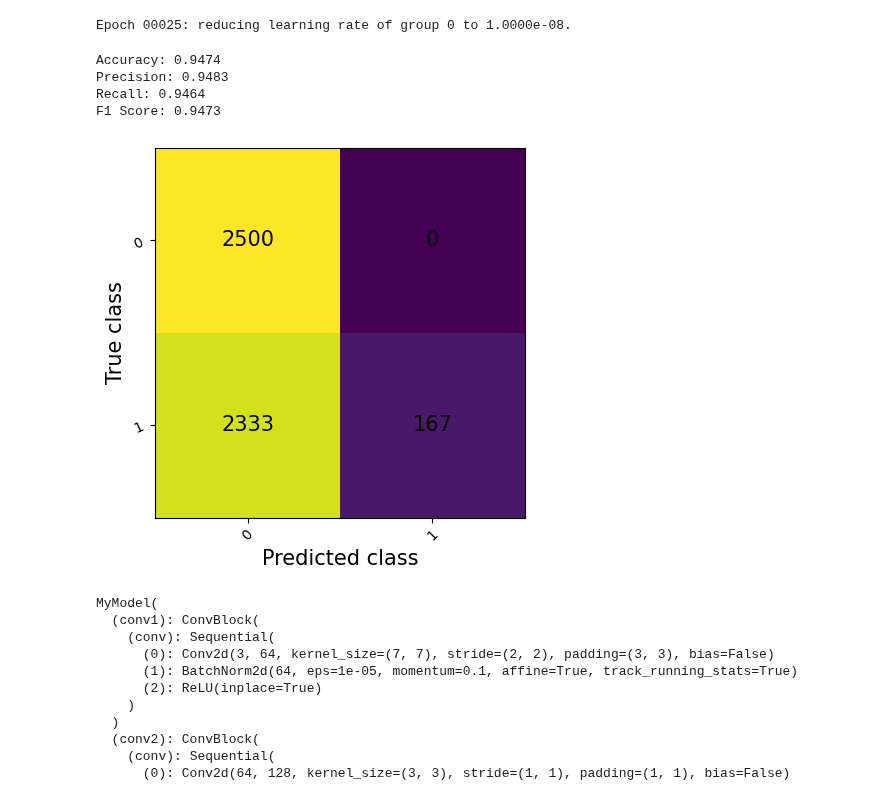
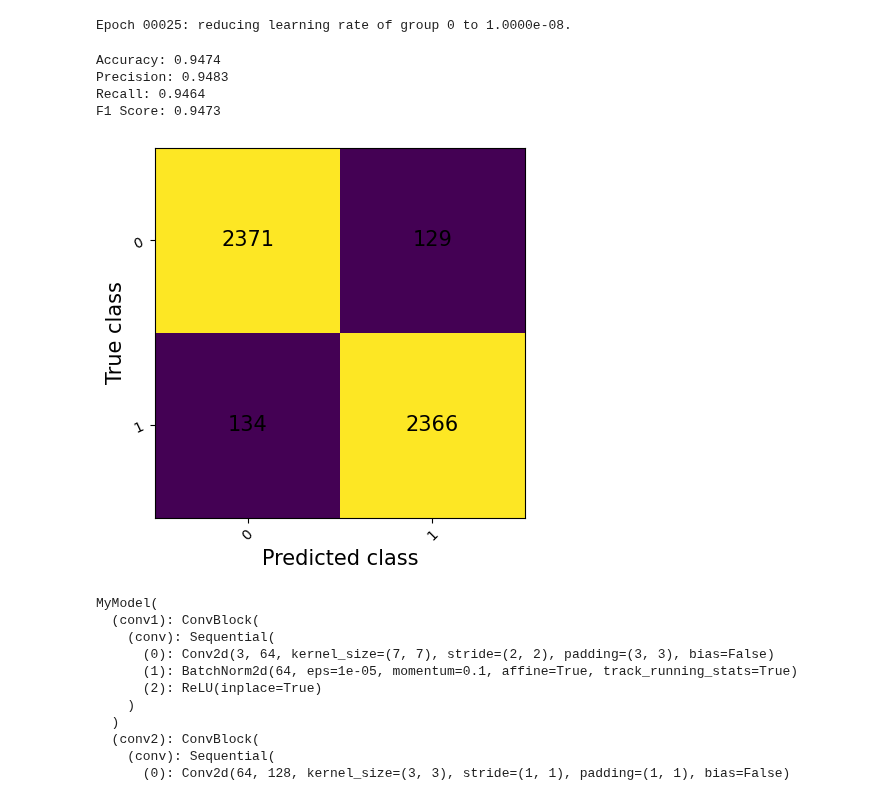
Before and after one commit to flowqrr/dogs_cats_cnn, a Jupyter notebook: dogs-vs-cats/pytorch.ipynb, the cells around one changed output. Drawn from its saved outputs; the diff is of its cells as text; code cells hidden in the pictures.

```diff
--- a/dogs-vs-cats/pytorch.ipynb
+++ b/dogs-vs-cats/pytorch.ipynb
@@ -347,34 +347,35 @@ confusion_matrix = torchmetrics.classification.MulticlassConfusionMatrix(num_cla
 # Iterate through the dataset and compute metrics
 with torch.no_grad():
     for inputs, labels in validation_dataloader:
         inputs, labels = inputs.to(device), labels.to(device)
 
         outputs = model(inputs).squeeze()
+        outputs = torch.where(outputs > 0.5, torch.tensor(1), torch.tensor(0))
 
         accuracy.update(outputs, labels)
         precision.update(outputs, labels)
         recall.update(outputs, labels)
         f1.update(outputs, labels)
         confusion_matrix.update(outputs, labels)
 
 
 accuracy_value = accuracy.compute()
 precision_value = precision.compute()
 recall_value = recall.compute()
 f1_value = f1.compute()
 
 # Print or use the metrics as needed
 print(f"Accuracy: {accuracy_value:.4f}")
 print(f"Precision: {precision_value:.4f}")
 print(f"Recall: {recall_value:.4f}")
 print(f"F1 Score: {f1_value:.4f}")
 fig, ax = confusion_matrix.plot()
 # %% [output]
 Accuracy: 0.9474
 Precision: 0.9483
 Recall: 0.9464
 F1 Score: 0.9473
-[figure, old version]
+[figure, new version]
 # %%
 torch.save(model, 'pytorch_model1.pth')
 # saving the model's state_dict
```
